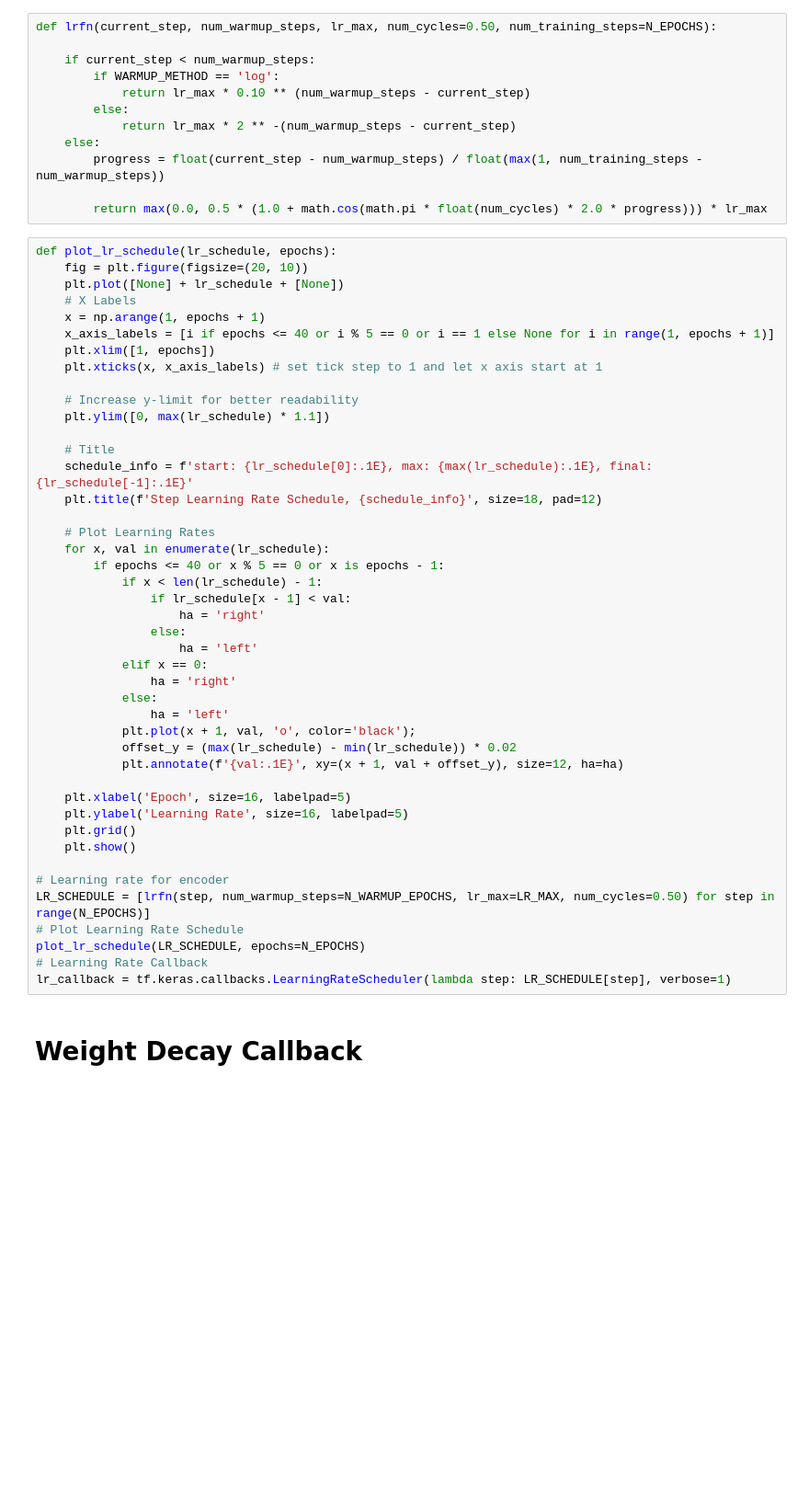
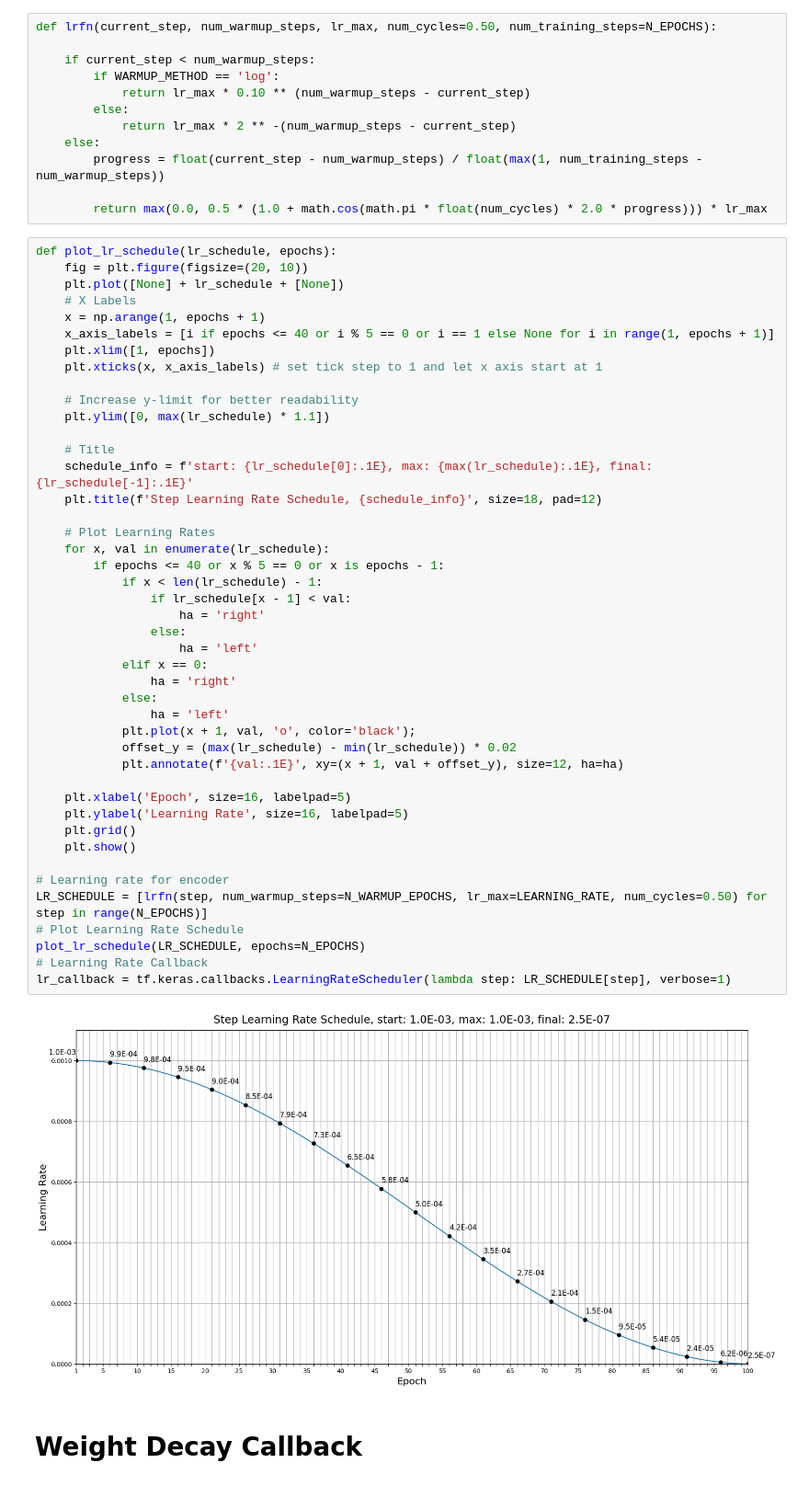
Before and after one commit to romendiratta/isolated-sign-language-recognition, a Jupyter notebook: modeling/training.ipynb, the cells around one changed output. Shown at 92% size. Cells and saved outputs as stored; diff of their text form; blank space fills up the shorter version.

```diff
--- a/modeling/training.ipynb
+++ b/modeling/training.ipynb
@@ -476,34 +714,36 @@ def plot_lr_schedule(lr_schedule, epochs):
     # Title
     schedule_info = f'start: {lr_schedule[0]:.1E}, max: {max(lr_schedule):.1E}, final: {lr_schedule[-1]:.1E}'
     plt.title(f'Step Learning Rate Schedule, {schedule_info}', size=18, pad=12)
 
     # Plot Learning Rates
     for x, val in enumerate(lr_schedule):
         if epochs <= 40 or x % 5 == 0 or x is epochs - 1:
             if x < len(lr_schedule) - 1:
                 if lr_schedule[x - 1] < val:
                     ha = 'right'
                 else:
                     ha = 'left'
             elif x == 0:
                 ha = 'right'
             else:
                 ha = 'left'
             plt.plot(x + 1, val, 'o', color='black');
             offset_y = (max(lr_schedule) - min(lr_schedule)) * 0.02
             plt.annotate(f'{val:.1E}', xy=(x + 1, val + offset_y), size=12, ha=ha)
 
     plt.xlabel('Epoch', size=16, labelpad=5)
     plt.ylabel('Learning Rate', size=16, labelpad=5)
     plt.grid()
     plt.show()
 
 # Learning rate for encoder
-LR_SCHEDULE = [lrfn(step, num_warmup_steps=N_WARMUP_EPOCHS, lr_max=LR_MAX, num_cycles=0.50) for step in range(N_EPOCHS)]
+LR_SCHEDULE = [lrfn(step, num_warmup_steps=N_WARMUP_EPOCHS, lr_max=LEARNING_RATE, num_cycles=0.50) for step in range(N_EPOCHS)]
 # Plot Learning Rate Schedule
 plot_lr_schedule(LR_SCHEDULE, epochs=N_EPOCHS)
 # Learning Rate Callback
 lr_callback = tf.keras.callbacks.LearningRateScheduler(lambda step: LR_SCHEDULE[step], verbose=1)
+# %% [output]
+[figure, added]
 # %% [markdown]
 # Weight Decay Callback
 # %%
```
Also changed, not shown: parts of 37 cells of this notebook, 2 other files.
